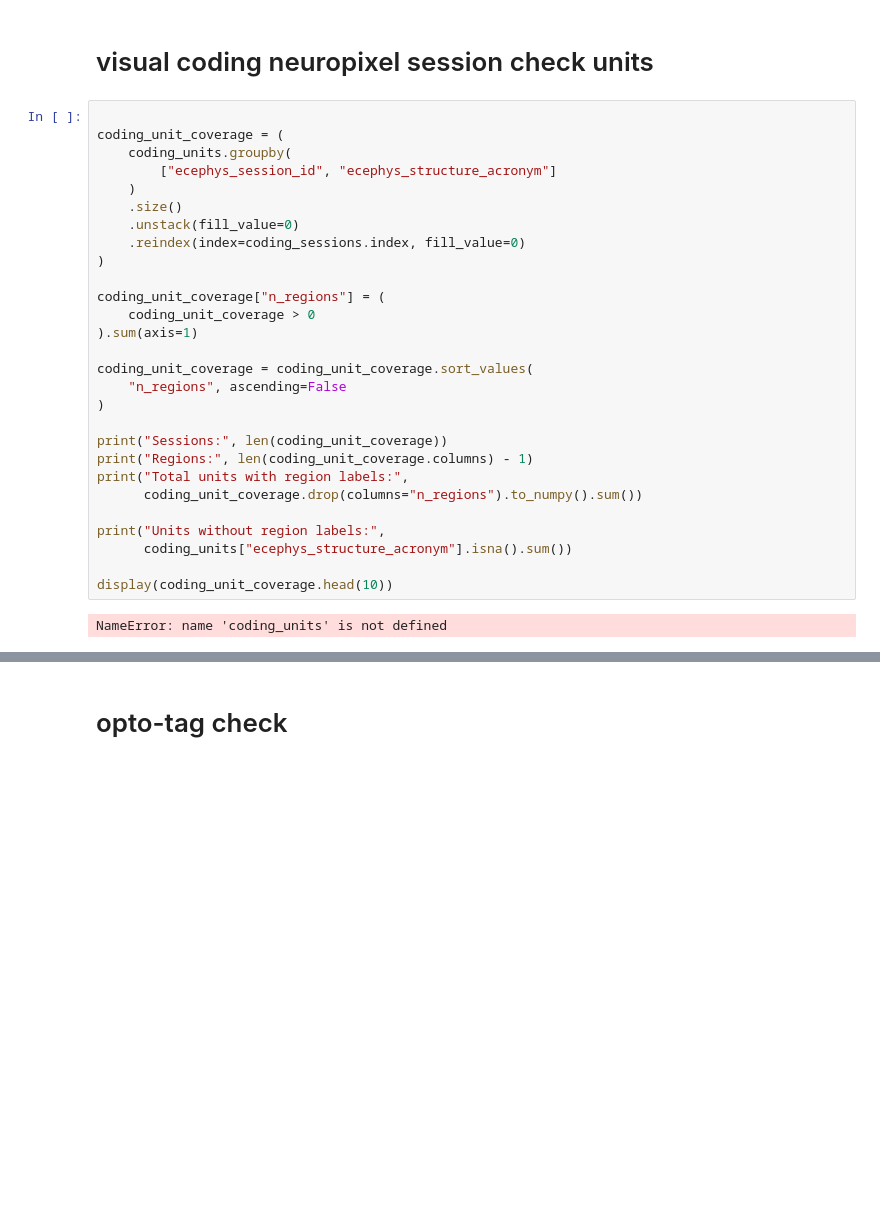
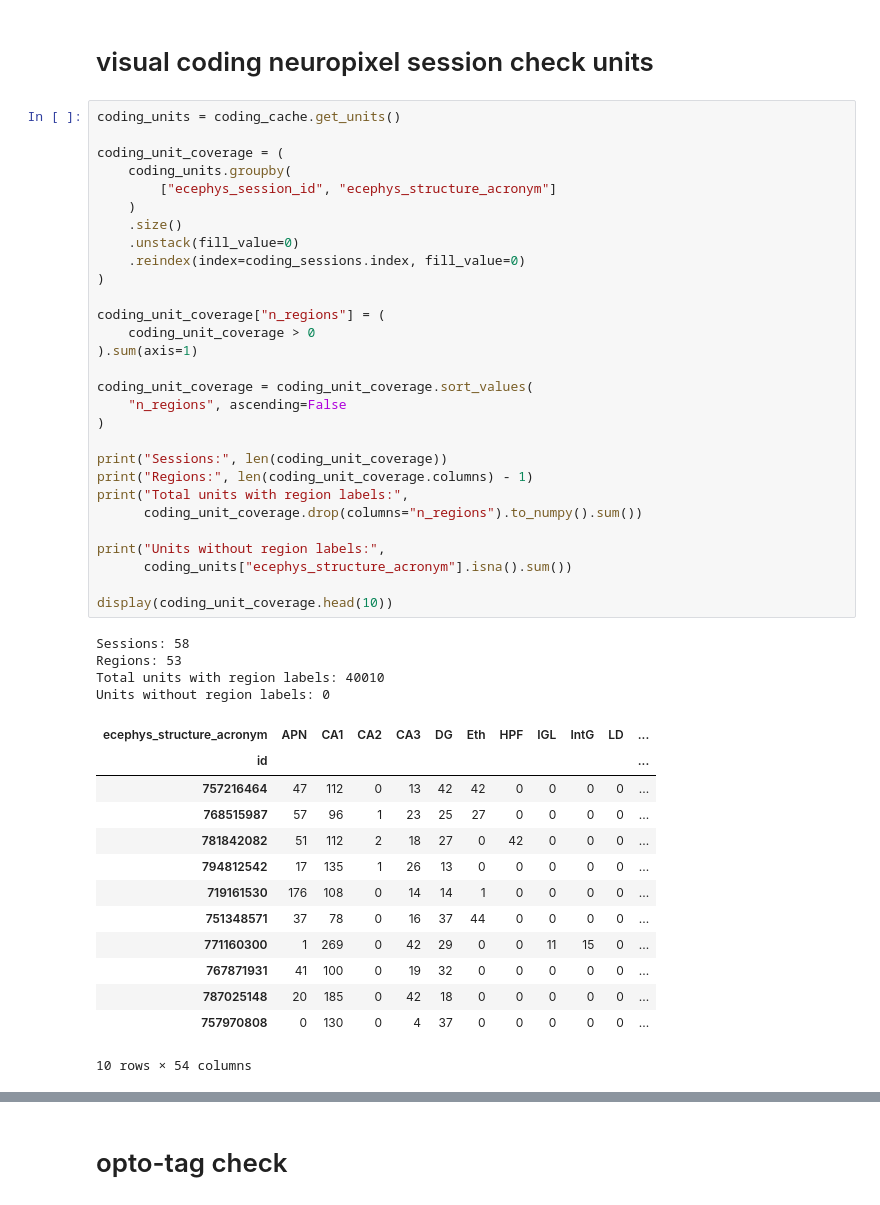
Before and after one commit to KeanuVentura/spikes2slope, a Jupyter notebook: sessionscheck.ipynb, the cells around one changed output, grey strips where cells are left out. Cells and saved outputs as stored; diff of their text form; blank space fills up the shorter version.

```diff
--- a/sessionscheck.ipynb
+++ b/sessionscheck.ipynb
@@ -200,35 +200,52 @@ LFP-enabled probes: 325
 # %% [markdown]
 # visual coding neuropixel session check units
 # %%
+coding_units = coding_cache.get_units()
 
 coding_unit_coverage = (
     coding_units.groupby(
         ["ecephys_session_id", "ecephys_structure_acronym"]
     )
     .size()
     .unstack(fill_value=0)
     .reindex(index=coding_sessions.index, fill_value=0)
 )
 
 coding_unit_coverage["n_regions"] = (
     coding_unit_coverage > 0
 ).sum(axis=1)
 
 coding_unit_coverage = coding_unit_coverage.sort_values(
     "n_regions", ascending=False
 )
 
 print("Sessions:", len(coding_unit_coverage))
 print("Regions:", len(coding_unit_coverage.columns) - 1)
 print("Total units with region labels:",
       coding_unit_coverage.drop(columns="n_regions").to_numpy().sum())
 
 print("Units without region labels:",
       coding_units["ecephys_structure_acronym"].isna().sum())
 
 display(coding_unit_coverage.head(10))
 # %% [output]
-NameError: name 'coding_units' is not defined
+Sessions: 58
+Regions: 53
+Total units with region labels: 40010
+Units without region labels: 0
+| ecephys_structure_acronym | APN | CA1 | CA2 | CA3 | DG | Eth | HPF | IGL | IntG | LD | ... |
+| id |  |  |  |  |  |  |  |  |  |  | ... |
+| 757216464 | 47 | 112 | 0 | 13 | 42 | 42 | 0 | 0 | 0 | 0 | ... |
+| 768515987 | 57 | 96 | 1 | 23 | 25 | 27 | 0 | 0 | 0 | 0 | ... |
+| 781842082 | 51 | 112 | 2 | 18 | 27 | 0 | 42 | 0 | 0 | 0 | ... |
+| 794812542 | 17 | 135 | 1 | 26 | 13 | 0 | 0 | 0 | 0 | 0 | ... |
+| 719161530 | 176 | 108 | 0 | 14 | 14 | 1 | 0 | 0 | 0 | 0 | ... |
+| 751348571 | 37 | 78 | 0 | 16 | 37 | 44 | 0 | 0 | 0 | 0 | ... |
+| 771160300 | 1 | 269 | 0 | 42 | 29 | 0 | 0 | 11 | 15 | 0 | ... |
+| 767871931 | 41 | 100 | 0 | 19 | 32 | 0 | 0 | 0 | 0 | 0 | ... |
+| 787025148 | 20 | 185 | 0 | 42 | 18 | 0 | 0 | 0 | 0 | 0 | ... |
+| 757970808 | 0 | 130 | 0 | 4 | 37 | 0 | 0 | 0 | 0 | 0 | ... |
+10 rows × 54 columns
 # %%
 
 visual_regions = [
```
Also changed, not shown: parts of 19 cells of this notebook, 12 other files.
